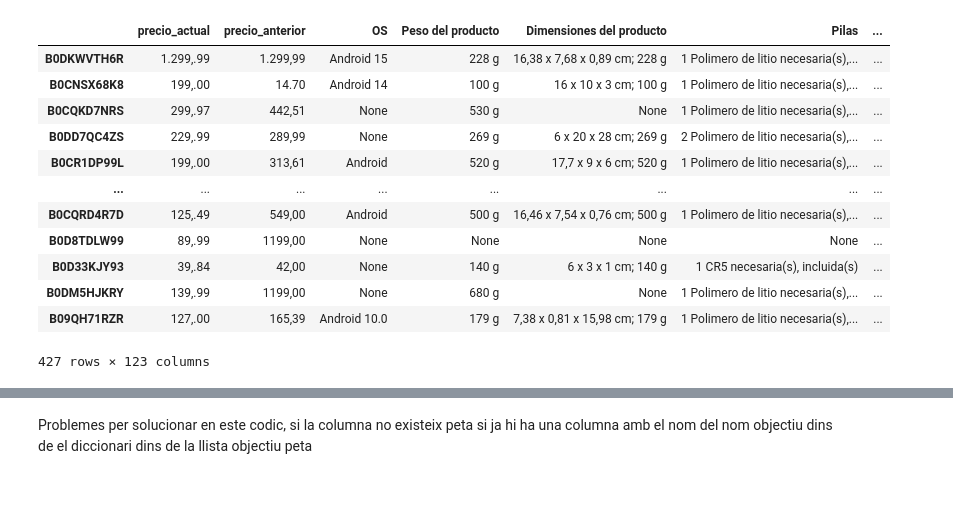
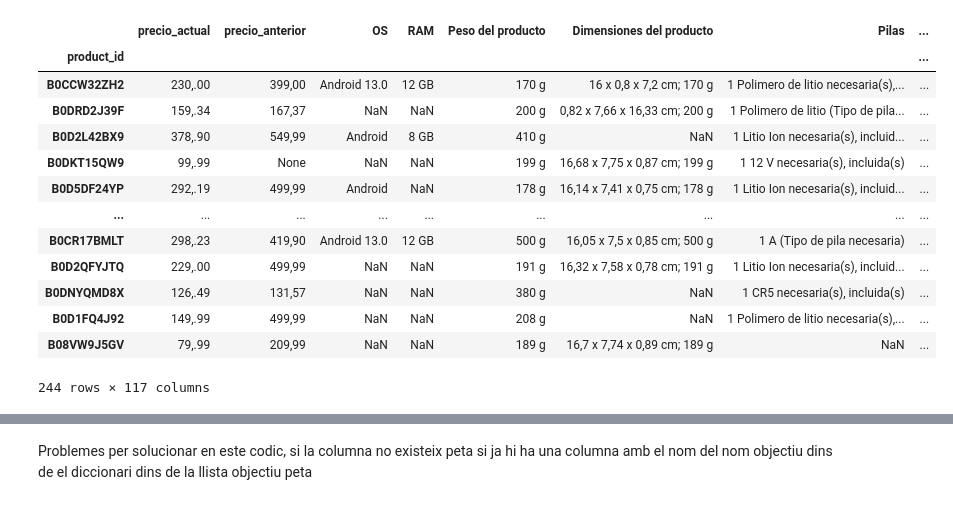
Before and after one commit to sanand5/PIA_Projectes, a Jupyter notebook: Projecte_01/scrapping/CleanDataframe.ipynb, the cells around one changed output, grey strips where cells are left out. Saved outputs shown, nothing was run; the diff lists cells and outputs as text; code cells hidden in the pictures.

```diff
--- a/Projecte_01/scrapping/CleanDataframe.ipynb
+++ b/Projecte_01/scrapping/CleanDataframe.ipynb
@@ -1,19 +1,24 @@
-# %%
-import pandas as pd
-
-df = pd.read_json('../res/mobiles2.json')
-df
-# %% [output]
-|  | precio_actual | precio_anterior | OS | Peso del producto | Dimensiones del producto | Pilas | ... |
-| B0DKWVTH6R | 1.299,.99 | 1.299,99 | Android 15 | 228 g | 16,38 x 7,68 x 0,89 cm; 228 g | 1 Polimero de litio necesaria(s),... | ... |
-| B0CNSX68K8 | 199,.00 | 14.70 | Android 14 | 100 g | 16 x 10 x 3 cm; 100 g | 1 Polimero de litio necesaria(s),... | ... |
-| B0CQKD7NRS | 299,.97 | 442,51 | None | 530 g | None | 1 Polimero de litio necesaria(s),... | ... |
-| B0DD7QC4ZS | 229,.99 | 289,99 | None | 269 g | 6 x 20 x 28 cm; 269 g | 2 Polimero de litio necesaria(s),... | ... |
-| B0CR1DP99L | 199,.00 | 313,61 | Android | 520 g | 17,7 x 9 x 6 cm; 520 g | 1 Polimero de litio necesaria(s),... | ... |
-| ... | ... | ... | ... | ... | ... | ... | ... |
-| B0CQRD4R7D | 125,.49 | 549,00 | Android | 500 g | 16,46 x 7,54 x 0,76 cm; 500 g | 1 Polimero de litio necesaria(s),... | ... |
-| B0D8TDLW99 | 89,.99 | 1199,00 | None | None | None | None | ... |
-| B0D33KJY93 | 39,.84 | 42,00 | None | 140 g | 6 x 3 x 1 cm; 140 g | 1 CR5 necesaria(s), incluida(s) | ... |
-| B0DM5HJKRY | 139,.99 | 1199,00 | None | 680 g | None | 1 Polimero de litio necesaria(s),... | ... |
-| B09QH71RZR | 127,.00 | 165,39 | Android 10.0 | 179 g | 7,38 x 0,81 x 15,98 cm; 179 g | 1 Polimero de litio necesaria(s),... | ... |
-427 rows × 123 columns
+# %%
+import pandas as pd
+# from pandas import json_normalize
+
+df = pd.read_json('../res/mobiles.json')
+# df = json_normalize(df.to_dict(orient='records'), sep='_')
+# df.columns = [col.replace('detalles_tecnicos_', '') for col in df.columns]
+df.set_index('product_id', inplace=True)
+df
+# %% [output]
+|  | precio_actual | precio_anterior | OS | RAM | Peso del producto | Dimensiones del producto | Pilas | ... |
+| product_id |  |  |  |  |  |  |  | ... |
+| B0CCW32ZH2 | 230,.00 | 399,00 | Android 13.0 | 12 GB | 170 g | 16 x 0,8 x 7,2 cm; 170 g | 1 Polimero de litio necesaria(s),... | ... |
+| B0DRD2J39F | 159,.34 | 167,37 | NaN | NaN | 200 g | 0,82 x 7,66 x 16,33 cm; 200 g | 1 Polimero de litio (Tipo de pila... | ... |
+| B0D2L42BX9 | 378,.90 | 549,99 | Android | 8 GB | 410 g | NaN | 1 Litio Ion necesaria(s), incluid... | ... |
+| B0DKT15QW9 | 99,.99 | None | NaN | NaN | 199 g | 16,68 x 7,75 x 0,87 cm; 199 g | 1 12 V necesaria(s), incluida(s) | ... |
+| B0D5DF24YP | 292,.19 | 499,99 | Android | NaN | 178 g | 16,14 x 7,41 x 0,75 cm; 178 g | 1 Litio Ion necesaria(s), incluid... | ... |
+| ... | ... | ... | ... | ... | ... | ... | ... | ... |
+| B0CR17BMLT | 298,.23 | 419,90 | Android 13.0 | 12 GB | 500 g | 16,05 x 7,5 x 0,85 cm; 500 g | 1 A (Tipo de pila necesaria) | ... |
+| B0D2QFYJTQ | 229,.00 | 499,99 | NaN | NaN | 191 g | 16,32 x 7,58 x 0,78 cm; 191 g | 1 Litio Ion necesaria(s), incluid... | ... |
+| B0DNYQMD8X | 126,.49 | 131,57 | NaN | NaN | 380 g | NaN | 1 CR5 necesaria(s), incluida(s) | ... |
+| B0D1FQ4J92 | 149,.99 | 499,99 | NaN | NaN | 208 g | NaN | 1 Polimero de litio necesaria(s),... | ... |
+| B08VW9J5GV | 79,.99 | 209,99 | NaN | NaN | 189 g | 16,7 x 7,74 x 0,89 cm; 189 g | NaN | ... |
+244 rows × 117 columns
```
Also changed, not shown: parts of 19 cells of this notebook, 6 other files.
